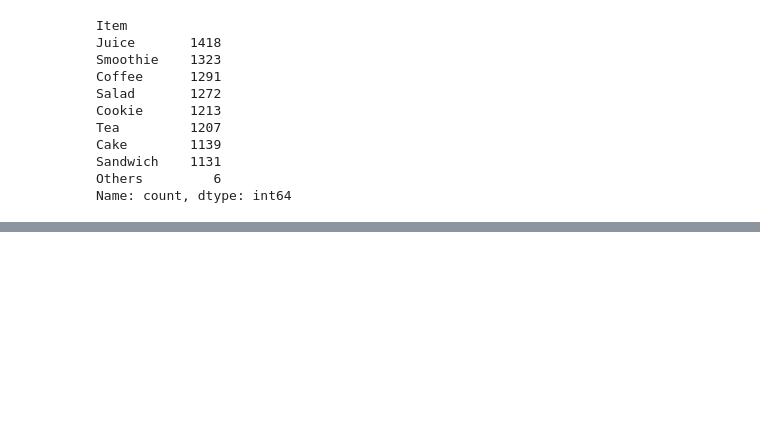
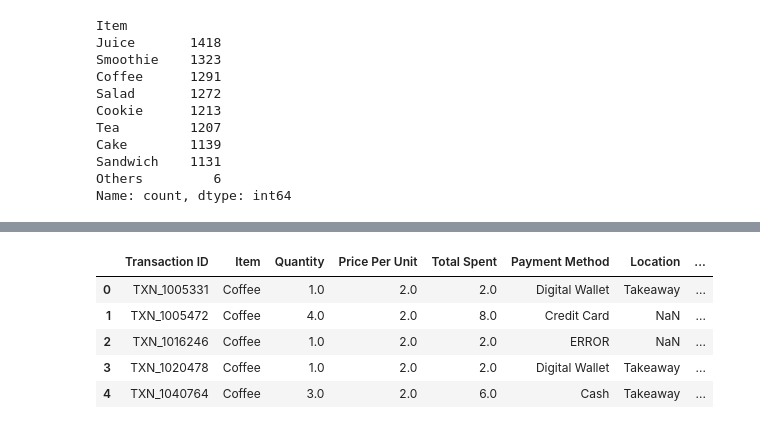
Before and after one commit to jeeenss/Data-Analysis-with-Python, a Jupyter notebook: Cafe_Sales/cafe_sales_analysis.ipynb, the cells around one changed output, grey strips where cells are left out. Saved outputs shown, nothing was run; the diff lists cells and outputs as text; code cells hidden in the pictures; blank space fills up the shorter version.

```diff
--- a/Cafe_Sales/cafe_sales_analysis.ipynb
+++ b/Cafe_Sales/cafe_sales_analysis.ipynb
@@ -446,0 +469,3 @@ Name: count, dtype: int64
+# %%
+df.dropna(subset=['Transaction Date'], inplace=True)
+df[df['Transaction Date'].isnull()]
@@ -446,0 +496,4 @@ Name: count, dtype: int64
+# %%
+idx_invalid_trxdate = df[np.logical_or(df['Transaction Date']=='ERROR', df['Transaction Date']=='UNKNOWN')].index
+df.drop(idx_invalid_trxdate, inplace=True)
+df.info()
@@ -446,0 +516,13 @@ Name: count, dtype: int64
+# %%
+# Convert data type into datetime
+df['Transaction Date'] = pd.to_datetime(df['Transaction Date'])
+df.info()
+# %%
+df.head()
+# %% [output]
+|  | Transaction ID | Item | Quantity | Price Per Unit | Total Spent | Payment Method | Location | ... |
+| 0 | TXN_1005331 | Coffee | 1.0 | 2.0 | 2.0 | Digital Wallet | Takeaway | ... |
+| 1 | TXN_1005472 | Coffee | 4.0 | 2.0 | 8.0 | Credit Card | NaN | ... |
+| 2 | TXN_1016246 | Coffee | 1.0 | 2.0 | 2.0 | ERROR | NaN | ... |
+| 3 | TXN_1020478 | Coffee | 1.0 | 2.0 | 2.0 | Digital Wallet | Takeaway | ... |
+| 4 | TXN_1040764 | Coffee | 3.0 | 2.0 | 6.0 | Cash | Takeaway | ... |
```
Also changed, not shown: parts of 9 cells of this notebook.
